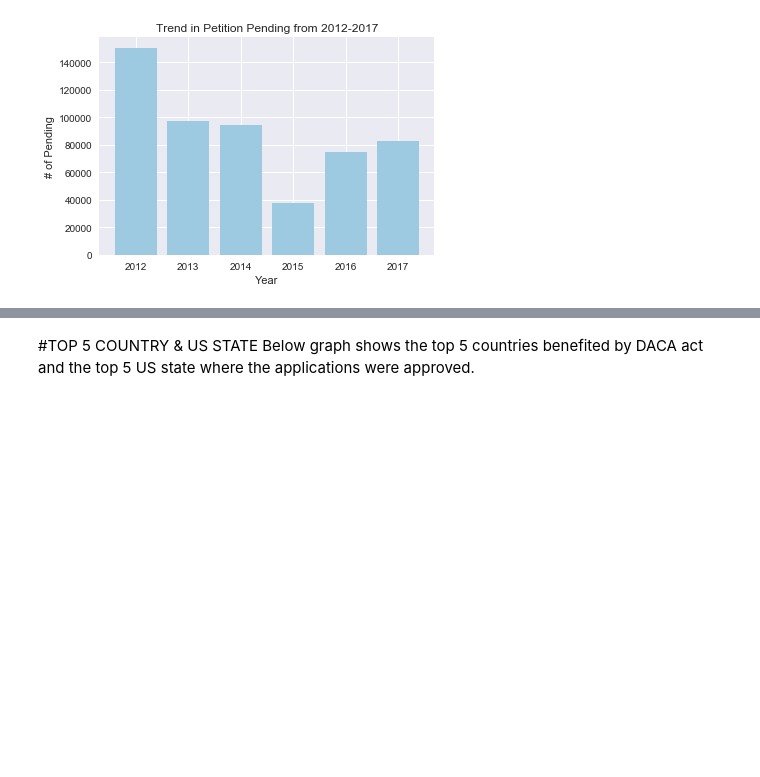
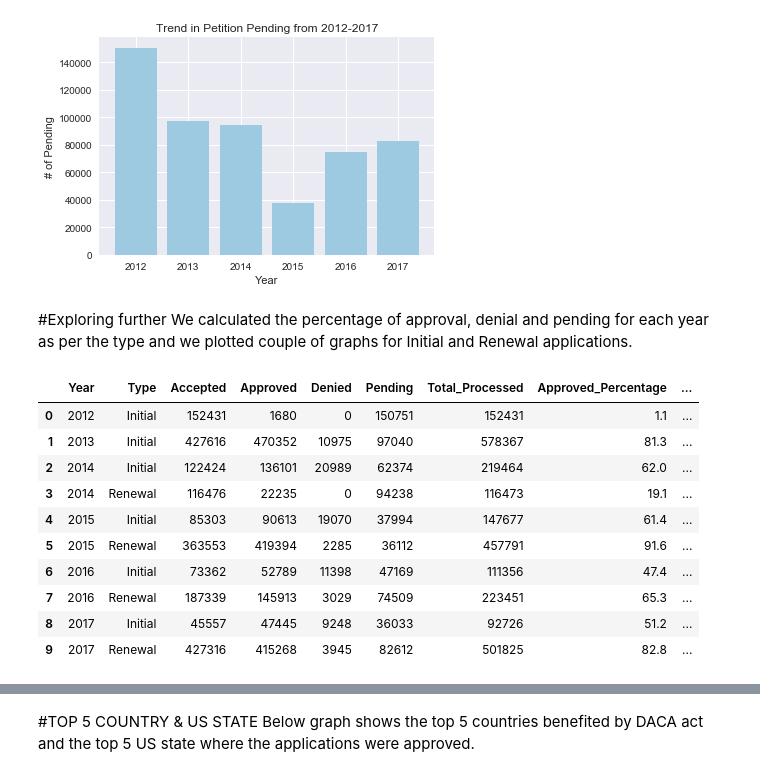
Before and after one commit to KirazG/datascience, a Jupyter notebook: capstone-project1/DataStory/Datastory.ipynb, the cells around one changed output, grey strips where cells are left out. Cells and saved outputs as stored; diff of their text form; code cells hidden in the pictures; blank space fills up the shorter version.

```diff
--- a/capstone-project1/DataStory/Datastory.ipynb
+++ b/capstone-project1/DataStory/Datastory.ipynb
@@ -128,3 +128,28 @@ plt.title('Trend in Petition Pending from 2012-2017')
 plt.show()
 # %% [output]
 [figure]
+# %% [markdown]
+#Exploring further
+We calculated the percentage of approval, denial and pending for each year as per the type and we plotted couple of graphs for Initial and Renewal applications.
+# %%
+df = pd.read_excel('data/case-status.xls',header=1)
+for lab, row in df.iterrows() :
+    df['Total_Processed']  = df['Approved'] + df['Denied'] + df ['Pending']
+    df["Approved_Percentage"] = round(df["Approved"]/df['Total_Processed'] * 100,1)
+    df["Denied_Percentage"] = round(df["Rejected"]/df['Total_Processed']  * 100,1)
+    df["Pending_Percentage"] = round(df["Pending"]/df['Total_Processed']  * 100,1)
+df
+df_subset = df1 = df[['Year','Type','Accepted','Approved','Denied','Pending','Total_Processed','Approved_Percentage','Denied_Percentage','Pending_Percentage']]
+df_subset
+# %% [output]
+|  | Year | Type | Accepted | Approved | Denied | Pending | Total_Processed | Approved_Percentage | ... |
+| 0 | 2012 | Initial | 152431 | 1680 | 0 | 150751 | 152431 | 1.1 | ... |
+| 1 | 2013 | Initial | 427616 | 470352 | 10975 | 97040 | 578367 | 81.3 | ... |
+| 2 | 2014 | Initial | 122424 | 136101 | 20989 | 62374 | 219464 | 62.0 | ... |
+| 3 | 2014 | Renewal | 116476 | 22235 | 0 | 94238 | 116473 | 19.1 | ... |
+| 4 | 2015 | Initial | 85303 | 90613 | 19070 | 37994 | 147677 | 61.4 | ... |
+| 5 | 2015 | Renewal | 363553 | 419394 | 2285 | 36112 | 457791 | 91.6 | ... |
+| 6 | 2016 | Initial | 73362 | 52789 | 11398 | 47169 | 111356 | 47.4 | ... |
+| 7 | 2016 | Renewal | 187339 | 145913 | 3029 | 74509 | 223451 | 65.3 | ... |
+| 8 | 2017 | Initial | 45557 | 47445 | 9248 | 36033 | 92726 | 51.2 | ... |
+| 9 | 2017 | Renewal | 427316 | 415268 | 3945 | 82612 | 501825 | 82.8 | ... |
```
Also changed, not shown: parts of 4 cells of this notebook.
